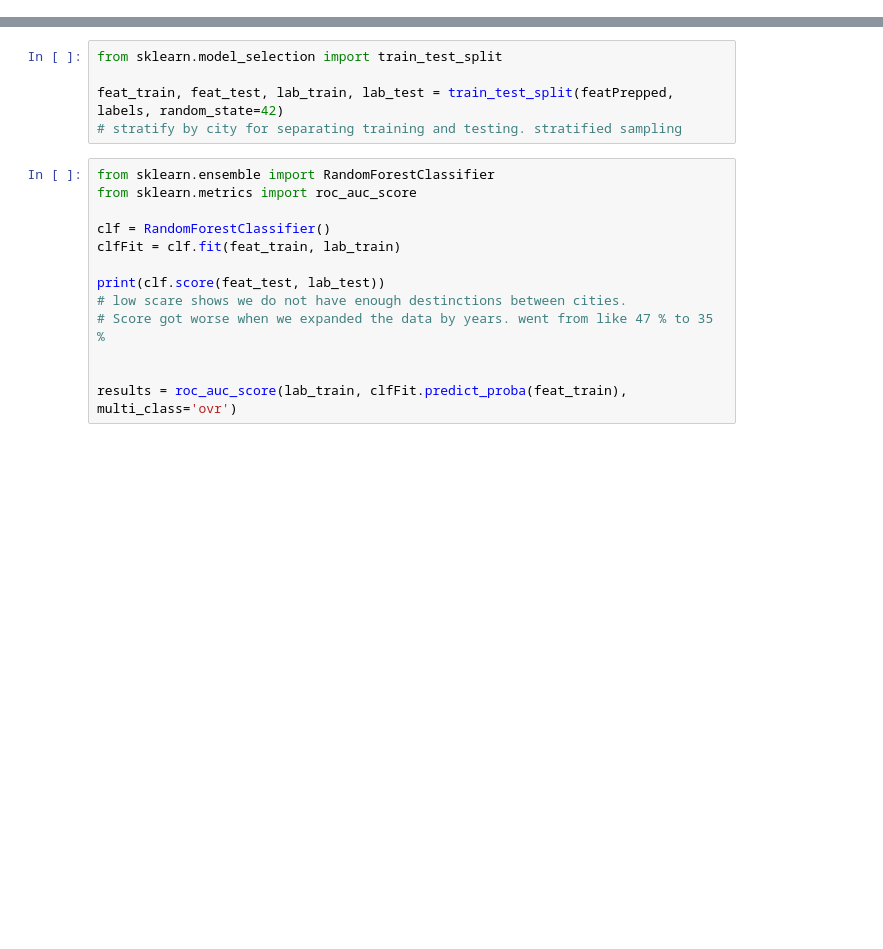
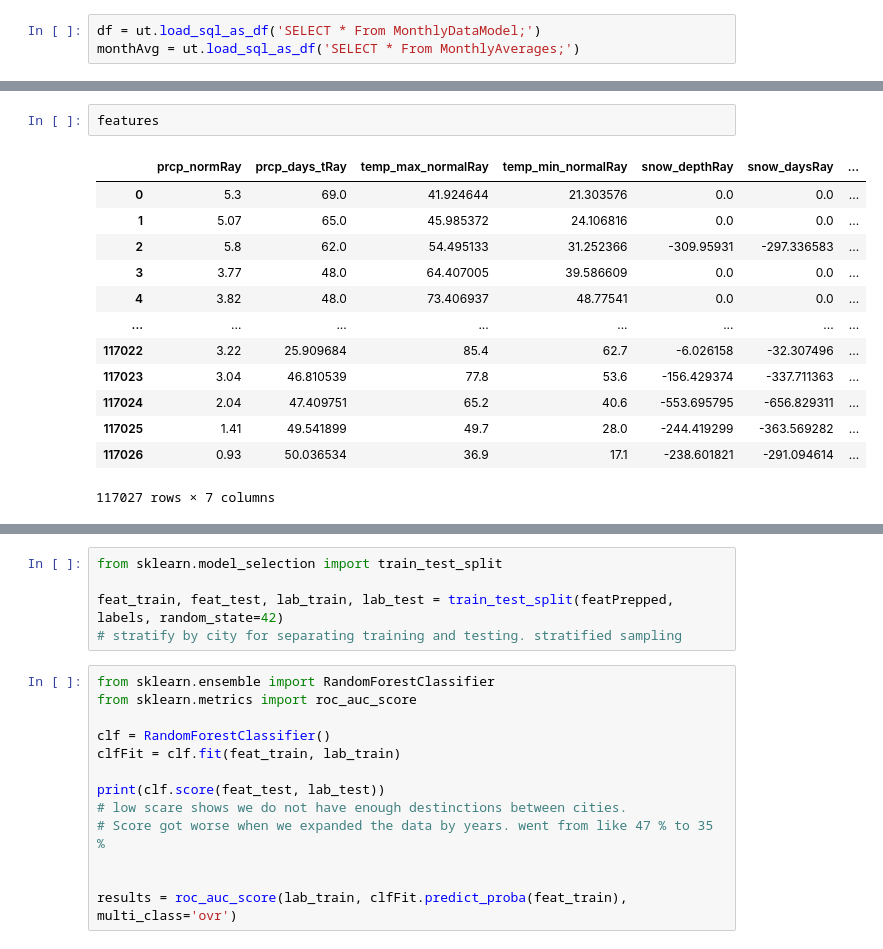
Before and after one commit to sKwil/ml-team3, a Jupyter notebook: jupyter/Trenton_Stuff/2ndProjectTesting.ipynb, the cells around one changed output, grey strips where cells are left out. Saved outputs shown, nothing was run; the diff lists cells and outputs as text; blank space fills up the shorter version.

```diff
--- a/jupyter/Trenton_Stuff/2ndProjectTesting.ipynb
+++ b/jupyter/Trenton_Stuff/2ndProjectTesting.ipynb
@@ -35,0 +16,3 @@ features = df.drop(['city', 'year'], axis=1)
+# %%
+df = ut.load_sql_as_df('SELECT * From MonthlyDataModel;')
+monthAvg = ut.load_sql_as_df('SELECT * From MonthlyAverages;')
@@ -36,3 +63,19 @@ features = df.drop(['city', 'year'], axis=1)
+# %%
+features
+# %% [output]
+|  | prcp_normRay | prcp_days_tRay | temp_max_normalRay | temp_min_normalRay | snow_depthRay | snow_daysRay | ... |
+| 0 | 5.3 | 69.0 | 41.924644 | 21.303576 | 0.0 | 0.0 | ... |
+| 1 | 5.07 | 65.0 | 45.985372 | 24.106816 | 0.0 | 0.0 | ... |
+| 2 | 5.8 | 62.0 | 54.495133 | 31.252366 | -309.95931 | -297.336583 | ... |
+| 3 | 3.77 | 48.0 | 64.407005 | 39.586609 | 0.0 | 0.0 | ... |
+| 4 | 3.82 | 48.0 | 73.406937 | 48.77541 | 0.0 | 0.0 | ... |
+| ... | ... | ... | ... | ... | ... | ... | ... |
+| 117022 | 3.22 | 25.909684 | 85.4 | 62.7 | -6.026158 | -32.307496 | ... |
+| 117023 | 3.04 | 46.810539 | 77.8 | 53.6 | -156.429374 | -337.711363 | ... |
+| 117024 | 2.04 | 47.409751 | 65.2 | 40.6 | -553.695795 | -656.829311 | ... |
+| 117025 | 1.41 | 49.541899 | 49.7 | 28.0 | -244.419299 | -363.569282 | ... |
+| 117026 | 0.93 | 50.036534 | 36.9 | 17.1 | -238.601821 | -291.094614 | ... |
+117027 rows × 7 columns
 # %%
 from sklearn.preprocessing import StandardScaler
 
```
Also changed, not shown: parts of 15 cells of this notebook, 1 other file.
